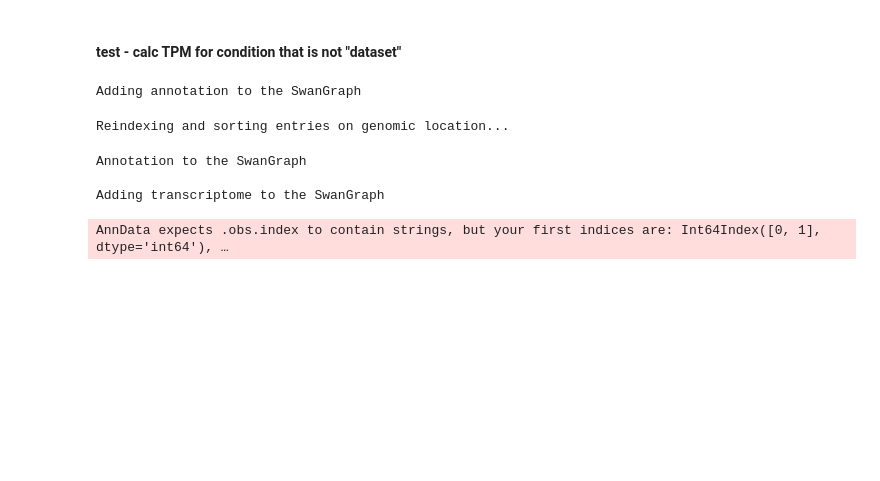
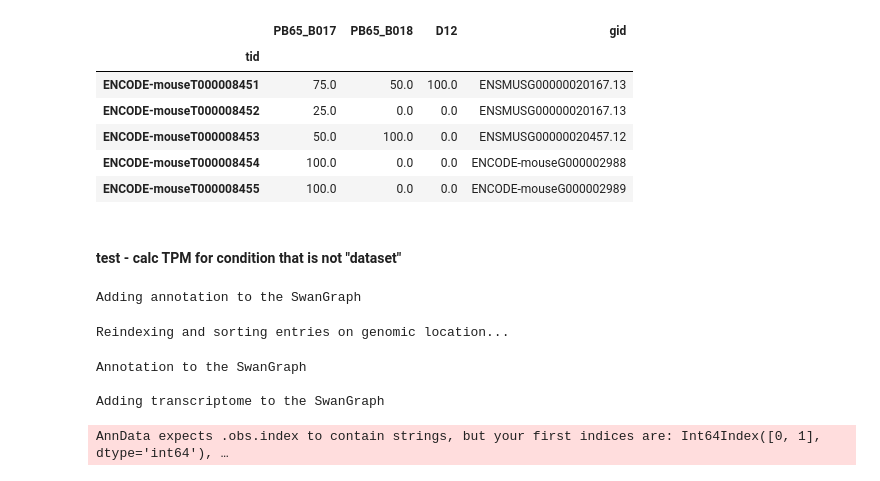
Before and after one commit to mortazavilab/swan_vis, a Jupyter notebook: tutorials/test_dev.ipynb, the cells around one changed output. Cells and saved outputs as stored; diff of their text form; code cells hidden in the pictures; blank space fills up the shorter version.

```diff
--- a/tutorials/test_dev.ipynb
+++ b/tutorials/test_dev.ipynb
@@ -6,3 +99,13 @@ import numpy as np
+# %%
+pi_df.head()
+# %% [output]
+|  | PB65_B017 | PB65_B018 | D12 | gid |
+| tid |  |  |  |  |
+| ENCODE-mouseT000008451 | 75.0 | 50.0 | 100.0 | ENSMUSG00000020167.13 |
+| ENCODE-mouseT000008452 | 25.0 | 0.0 | 0.0 | ENSMUSG00000020167.13 |
+| ENCODE-mouseT000008453 | 50.0 | 100.0 | 0.0 | ENSMUSG00000020457.12 |
+| ENCODE-mouseT000008454 | 100.0 | 0.0 | 0.0 | ENCODE-mouseG000002988 |
+| ENCODE-mouseT000008455 | 100.0 | 0.0 | 0.0 | ENCODE-mouseG000002989 |
 # %% [markdown]
 #### test - calc TPM for condition that is not "dataset"
 # %%
```
Also changed, not shown: parts of 6 cells of this notebook, 2 other files.
